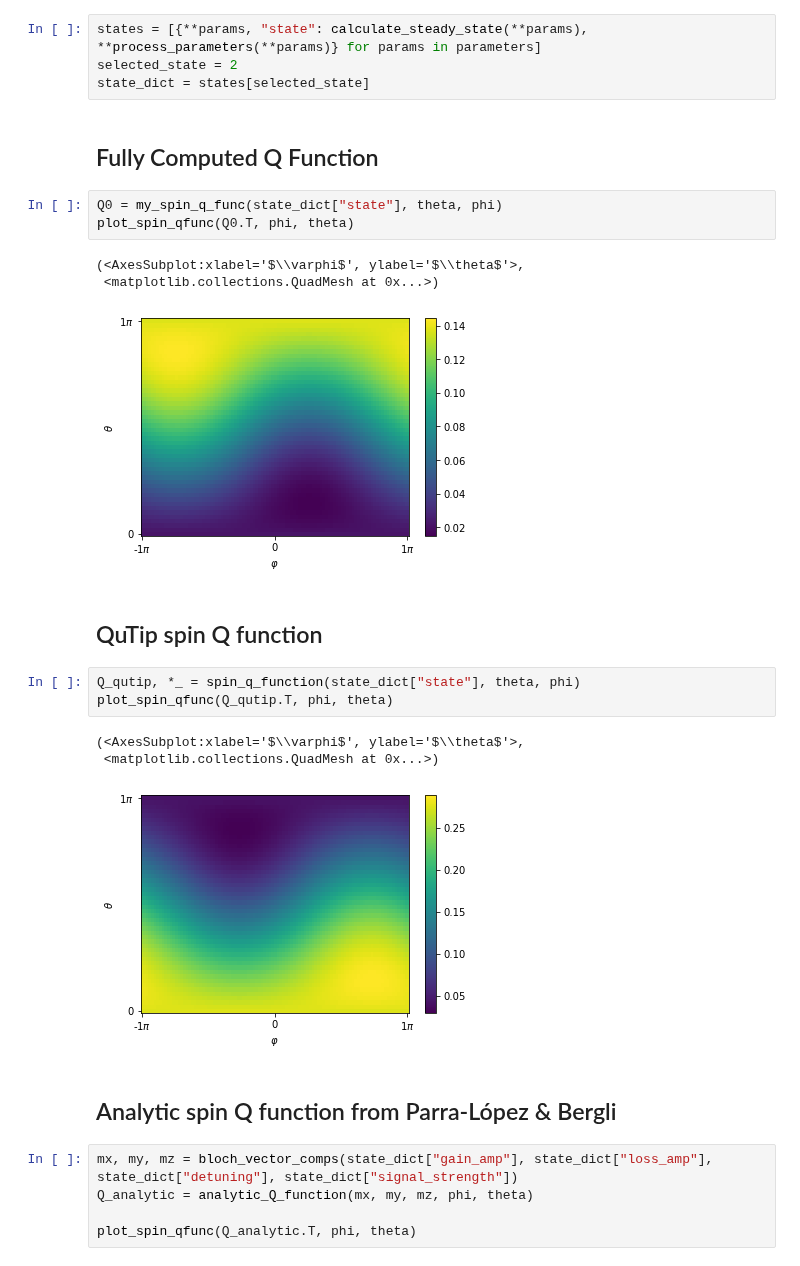
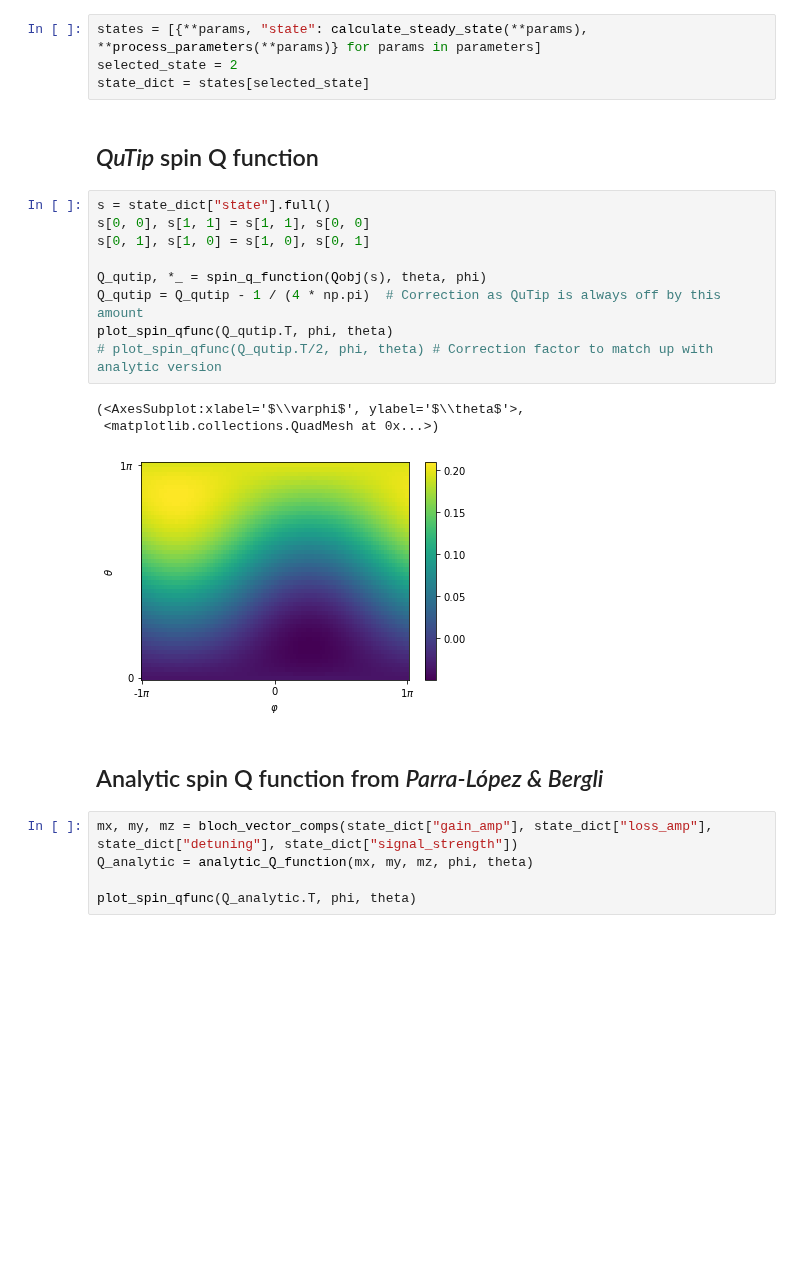
Before and after one commit to OliverDudgeon/QSync, a Jupyter notebook: qubit-husimi-q.ipynb, the cells around one changed output. Cells and saved outputs as stored; diff of their text form; blank space fills up the shorter version.

```diff
--- a/qubit-husimi-q.ipynb
+++ b/qubit-husimi-q.ipynb
@@ -51,26 +51,23 @@ def process_parameters(*, signal_strength, detuning, gain_amp, loss_amp):
 states = [{**params, "state": calculate_steady_state(**params), **process_parameters(**params)} for params in parameters]
 selected_state = 2
 state_dict = states[selected_state]
-# %% [markdown]
-## Fully Computed Q Function
-# %%
-Q0 = my_spin_q_func(state_dict["state"], theta, phi)
-plot_spin_qfunc(Q0.T, phi, theta)
-# %% [output]
-(<AxesSubplot:xlabel='$\\varphi$', ylabel='$\\theta$'>,
- <matplotlib.collections.QuadMesh at 0x...>)
-[figure, removed]
 # %% [markdown]
-## QuTip spin Q function
+## _QuTip_ spin Q function
-# %%
-Q_qutip, *_ = spin_q_function(state_dict["state"], theta, phi)
-plot_spin_qfunc(Q_qutip.T, phi, theta)
-# %% [output]
-(<AxesSubplot:xlabel='$\\varphi$', ylabel='$\\theta$'>,
- <matplotlib.collections.QuadMesh at 0x...>)
-[figure, removed]
+# %%
+s = state_dict["state"].full()
+s[0, 0], s[1, 1] = s[1, 1], s[0, 0]
+s[0, 1], s[1, 0] = s[1, 0], s[0, 1]
+
+Q_qutip, *_ = spin_q_function(Qobj(s), theta, phi)
+Q_qutip = Q_qutip - 1 / (4 * np.pi)  # Correction as QuTip is always off by this amount
+plot_spin_qfunc(Q_qutip.T, phi, theta)
+# plot_spin_qfunc(Q_qutip.T/2, phi, theta) # Correction factor to match up with analytic version
+# %% [output]
+(<AxesSubplot:xlabel='$\\varphi$', ylabel='$\\theta$'>,
+ <matplotlib.collections.QuadMesh at 0x...>)
+[figure, added]
 # %% [markdown]
-## Analytic spin Q function from Parra-López & Bergli
+## Analytic spin Q function from _Parra-López & Bergli_
 # %%
 mx, my, mz = bloch_vector_comps(state_dict["gain_amp"], state_dict["loss_amp"], state_dict["detuning"], state_dict["signal_strength"])
 Q_analytic = analytic_Q_function(mx, my, mz, phi, theta)
```
Also changed, not shown: parts of 7 cells of this notebook, 1 other file.
